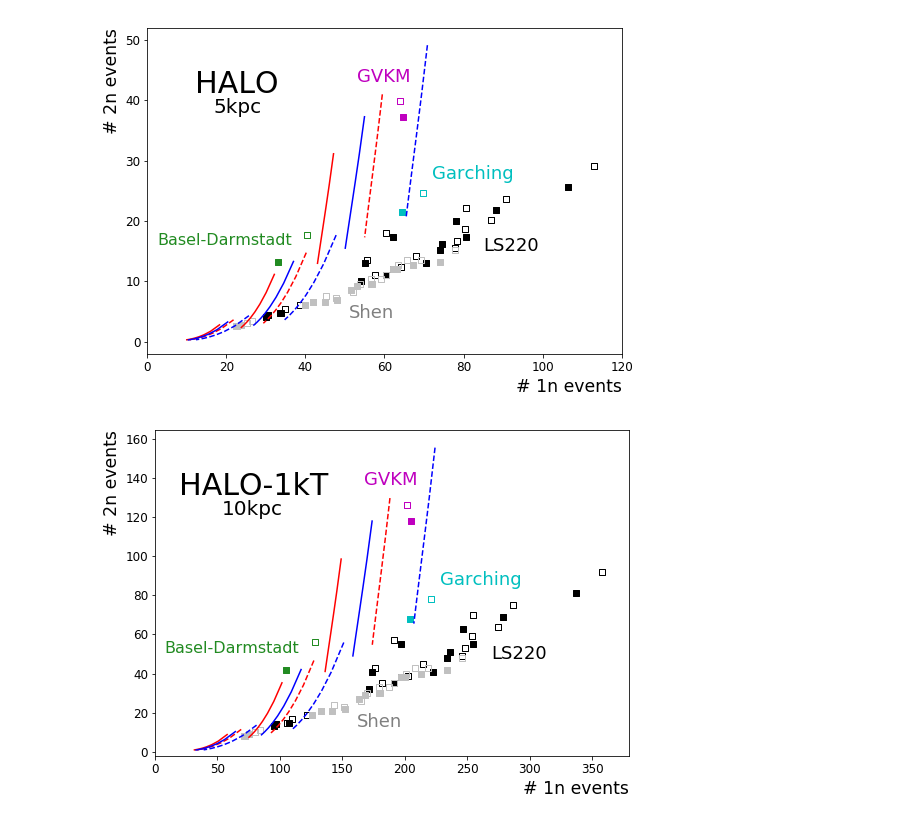
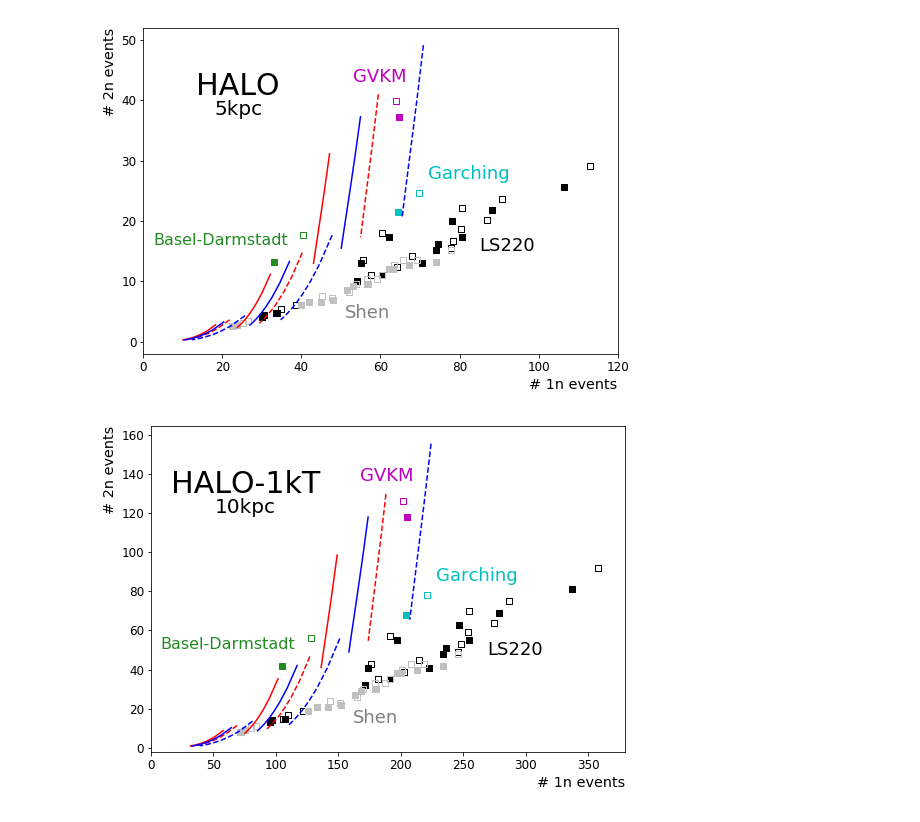
Before and after one commit to jfcrenshaw/halo, a Jupyter notebook: supernova_model_plot.ipynb, the cells around one changed output. Drawn from its saved outputs; the diff is of its cells as text; code cells hidden in the pictures.

Commit message:
added new plotting parameters to some of the ipynb's. Main goal was to increase resolution. Also cleaned up the figMerit folder. Will now merge this branch with master (assuming no conflicts)

```diff
--- a/supernova_model_plot.ipynb
+++ b/supernova_model_plot.ipynb
@@ -4,16 +4,24 @@ import matplotlib.pylab as pylab
 # %%
 from modules.sn_models import snowglobes_curves,other_sn_models
 # %%
-figsize = (8.5,6)
+# Plot style
+
 plt.rc('font', family='sans-serif')
-plt.rc('axes', labelsize='xx-large')
+plt.rc('axes', labelsize='x-large')
 plt.rc('xtick', labelsize='large')
 plt.rc('ytick', labelsize='large')
+plt.rc('axes',titlesize='x-large')
+plt.rcParams['figure.figsize'] = (8.5,6)
+plt.rcParams['savefig.dpi'] = 200
+plt.rcParams['savefig.bbox'] = 'tight'
+plt.rcParams['savefig.pad_inches'] = 0.1
+#print(plt.rcParams.keys())
+
 exp_size = 30
 dist_size = 20
 model_size = 18
 # %%
-fig, ax = plt.subplots(1,1,figsize=figsize)
+fig, ax = plt.subplots(1,1)
 
 snowglobes_curves(ax,1,5,True)
 other_sn_models(ax,1,5,True)
@@ -26,8 +34,8 @@ ax.text(2.5,16,'Basel-Darmstadt',color='forestgreen',fontsize=model_size-2)
 ax.text(53,43,'GVKM',color='m',fontsize=model_size)
 
 # Title
-ax.text(0.1,0.8,'HALO',fontsize=exp_size,transform=ax.transAxes)
-ax.text(0.14,0.74,'5kpc',fontsize=dist_size,transform=ax.transAxes)
+ax.text(0.2,0.82,'HALO',fontsize=exp_size,ha='center',va='center',transform=ax.transAxes)
+ax.text(0.2,0.75,'5kpc',fontsize=dist_size,ha='center',va='center',transform=ax.transAxes)
 
 # Axes
 ax.set_xlabel('# 1n events',horizontalalignment='right',x=1.0)
@@ -40,35 +48,35 @@ pylab.savefig('./figures/supernova_models_halo1_5kpc.png')
 
 plt.show()
 # %% [output]
-[figure, old version]
+[figure, new version]
 # %%
-fig, ax = plt.subplots(1,1,figsize=figsize)
+fig, ax = plt.subplots(1,1)
 
 snowglobes_curves(ax,2,10,True)
 other_sn_models(ax,2,10,True)
 
 scale = 1/0.079*1/4
 
 # Other model labels
 ax.text(85*scale,15*scale,'LS220',color='black',fontsize=model_size)
 ax.text(51*scale,4*scale,'Shen',color='gray',fontsize=model_size)
 ax.text(72*scale,27*scale,'Garching',color='c',fontsize=model_size)
 ax.text(2.5*scale,16*scale,'Basel-Darmstadt',color='forestgreen',fontsize=model_size-2)
 ax.text(53*scale,43*scale,'GVKM',color='m',fontsize=model_size)
 
 # Title
-ax.text(0.05,0.8,'HALO-1kT',fontsize=exp_size,transform=ax.transAxes)
-ax.text(0.14,0.74,'10kpc',fontsize=dist_size,transform=ax.transAxes)
+ax.text(0.2,0.82,'HALO-1kT',fontsize=exp_size,ha='center',va='center',transform=ax.transAxes)
+ax.text(0.2,0.75,'10kpc',fontsize=dist_size,ha='center',va='center',transform=ax.transAxes)
 
 # Axes
 ax.set_xlabel('# 1n events',horizontalalignment='right',x=1.0)
 ax.set_ylabel('# 2n events',horizontalalignment='right', y=1.0)
 
 ax.set_xlim(0,scale*120)
 ax.set_ylim(-2,scale*52)
 
 pylab.savefig('./figures/supernova_models_halo2_10kpc.png')
 
 plt.show()
 # %% [output]
-[figure, old version]
+[figure, new version]
```
Also changed, not shown: 6 other files.
